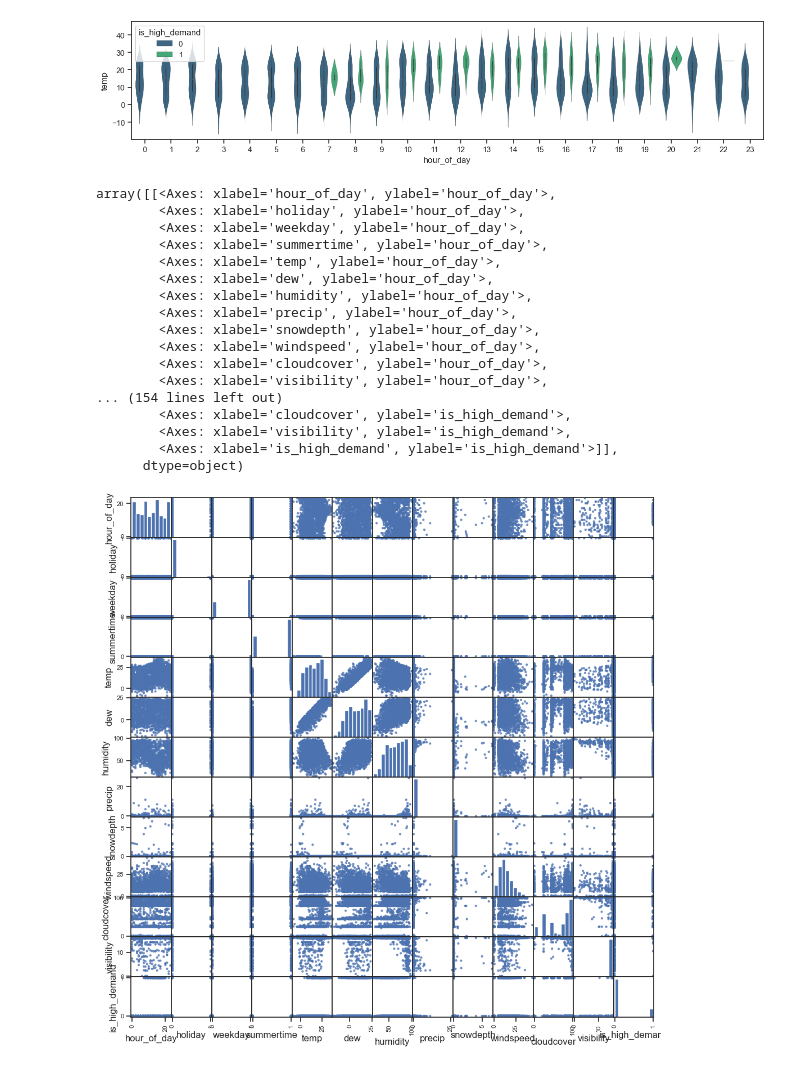
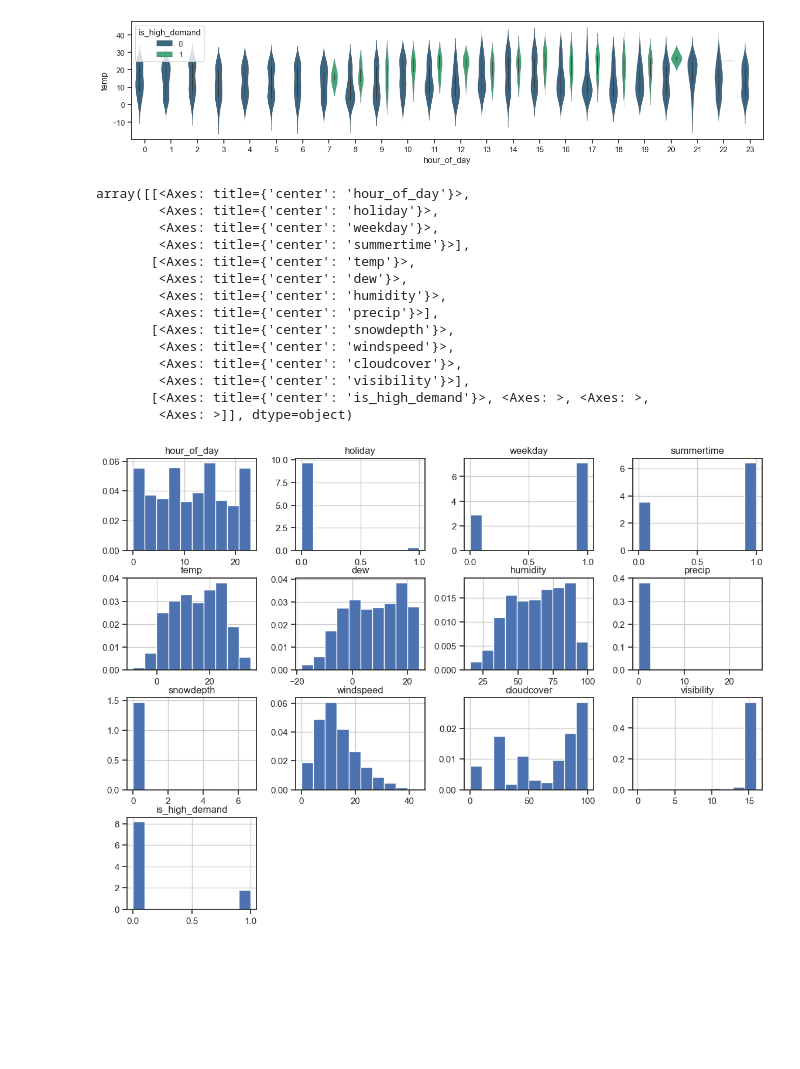
Before and after one commit to vaughankraska/BIKES_SML, a Jupyter notebook: notebooks/finn_exploratory_analysis.ipynb, the cells around one changed output. Cells and saved outputs as stored; diff of their text form; code cells hidden in the pictures; blank space fills up the shorter version.

```diff
--- a/notebooks/finn_exploratory_analysis.ipynb
+++ b/notebooks/finn_exploratory_analysis.ipynb
@@ -129,22 +129,20 @@ sns.violinplot(data=data_violin,x='hour_of_day',y='temp', hue='is_high_demand',
 <Axes: xlabel='hour_of_day', ylabel='temp'>
 [figure]
 # %%
+data.hist(figsize=(14,10), density=True)
 # %% [output]
-array([[<Axes: xlabel='hour_of_day', ylabel='hour_of_day'>,
-        <Axes: xlabel='holiday', ylabel='hour_of_day'>,
-        <Axes: xlabel='weekday', ylabel='hour_of_day'>,
-        <Axes: xlabel='summertime', ylabel='hour_of_day'>,
-        <Axes: xlabel='temp', ylabel='hour_of_day'>,
-        <Axes: xlabel='dew', ylabel='hour_of_day'>,
-        <Axes: xlabel='humidity', ylabel='hour_of_day'>,
-        <Axes: xlabel='precip', ylabel='hour_of_day'>,
-        <Axes: xlabel='snowdepth', ylabel='hour_of_day'>,
-        <Axes: xlabel='windspeed', ylabel='hour_of_day'>,
-        <Axes: xlabel='cloudcover', ylabel='hour_of_day'>,
-        <Axes: xlabel='visibility', ylabel='hour_of_day'>,
-... (154 lines left out)
-        <Axes: xlabel='cloudcover', ylabel='is_high_demand'>,
-        <Axes: xlabel='visibility', ylabel='is_high_demand'>,
-        <Axes: xlabel='is_high_demand', ylabel='is_high_demand'>]],
-      dtype=object)
+array([[<Axes: title={'center': 'hour_of_day'}>,
+        <Axes: title={'center': 'holiday'}>,
+        <Axes: title={'center': 'weekday'}>,
+        <Axes: title={'center': 'summertime'}>],
+       [<Axes: title={'center': 'temp'}>,
+        <Axes: title={'center': 'dew'}>,
+        <Axes: title={'center': 'humidity'}>,
+        <Axes: title={'center': 'precip'}>],
+       [<Axes: title={'center': 'snowdepth'}>,
+        <Axes: title={'center': 'windspeed'}>,
+        <Axes: title={'center': 'cloudcover'}>,
+        <Axes: title={'center': 'visibility'}>],
+       [<Axes: title={'center': 'is_high_demand'}>, <Axes: >, <Axes: >,
+        <Axes: >]], dtype=object)
-[figure, old version]
+[figure, new version]
```
Also changed, not shown: parts of 6 cells of this notebook, 1 other file.
